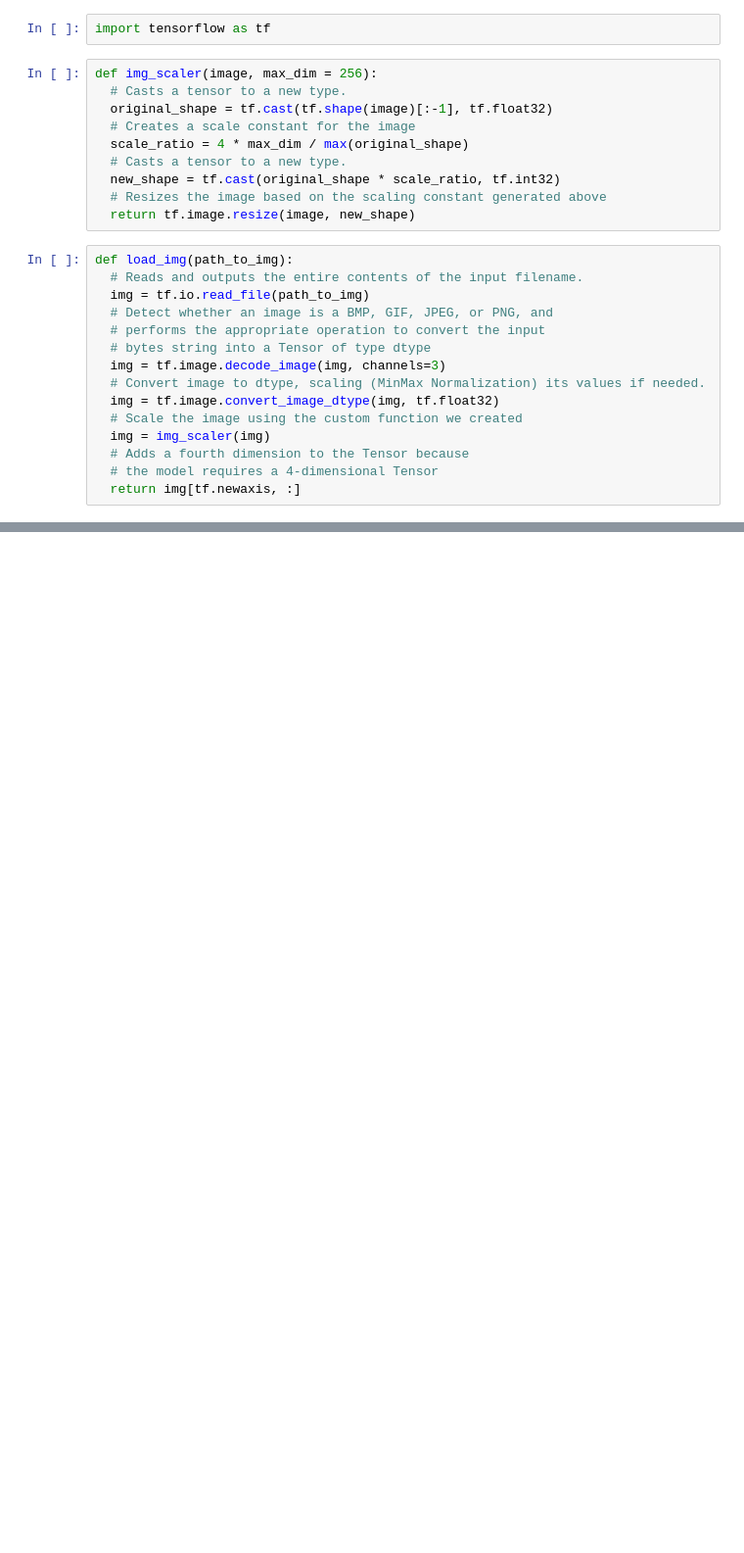
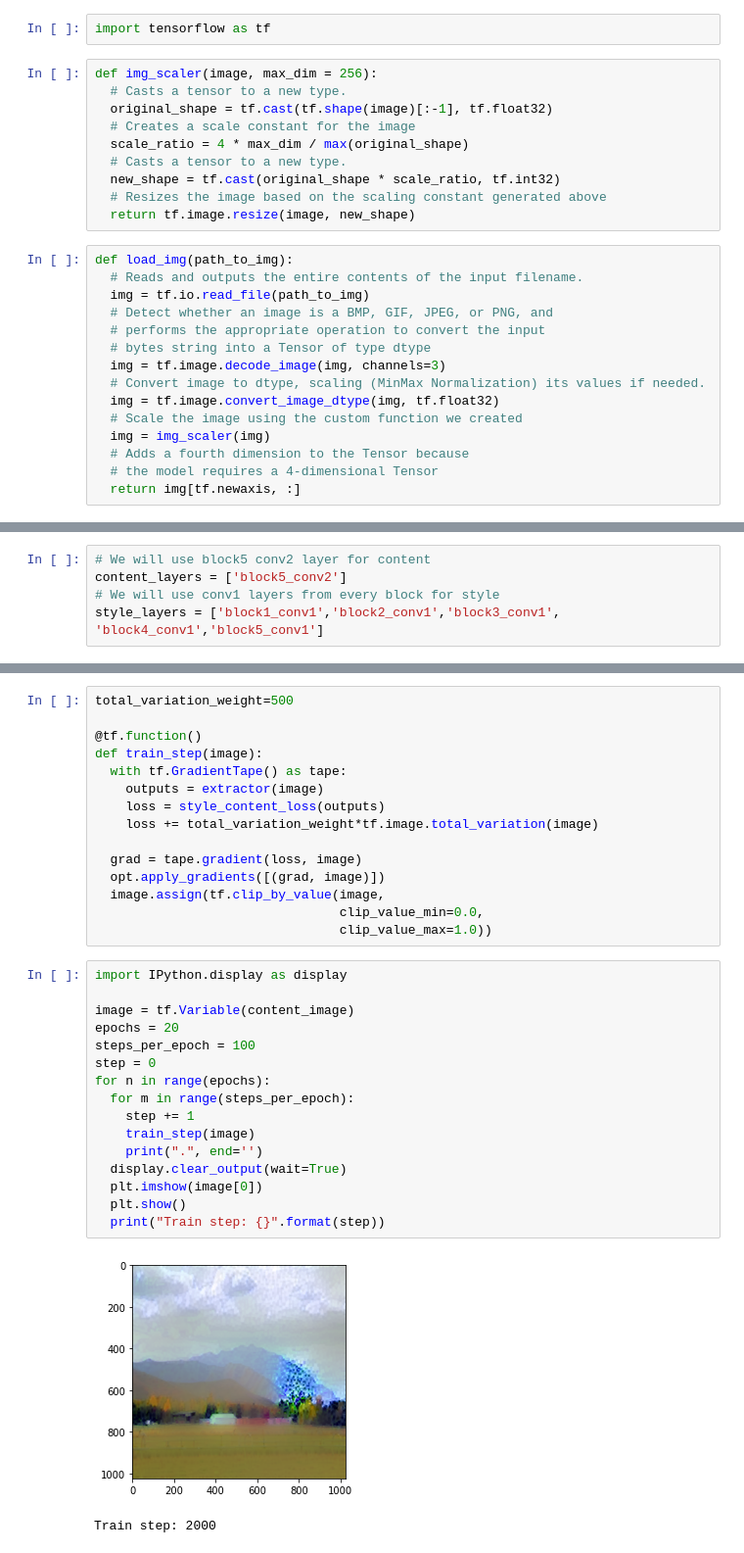
Before and after one commit to bluqiu001/ece588Final, a Jupyter notebook: billy/first_test.ipynb, the cells around one changed output, grey strips where cells are left out. Shown: that part at 98% size. Drawn from its saved outputs; the diff is of its cells as text; blank space fills up the shorter version.

```diff
--- a/billy/first_test.ipynb
+++ b/billy/first_test.ipynb
@@ -31,0 +77,5 @@ style_image = load_img("/Users/billyluqiu/Desktop/fall2022/ece588Final/billy/mon
+# %%
+# We will use block5 conv2 layer for content
+content_layers = ['block5_conv2']
+# We will use conv1 layers from every block for style
+style_layers = ['block1_conv1','block2_conv1','block3_conv1', 'block4_conv1','block5_conv1']
@@ -31,0 +148,34 @@ style_image = load_img("/Users/billyluqiu/Desktop/fall2022/ece588Final/billy/mon
+# %%
+total_variation_weight=500
+
+@tf.function()
+def train_step(image):
+  with tf.GradientTape() as tape:
+    outputs = extractor(image)
+    loss = style_content_loss(outputs)
+    loss += total_variation_weight*tf.image.total_variation(image)
+
+  grad = tape.gradient(loss, image)
+  opt.apply_gradients([(grad, image)])
+  image.assign(tf.clip_by_value(image,
+                                clip_value_min=0.0,
+                                clip_value_max=1.0))
+# %%
+import IPython.display as display
+
+image = tf.Variable(content_image)
+epochs = 20
+steps_per_epoch = 100
+step = 0
+for n in range(epochs):
+  for m in range(steps_per_epoch):
+    step += 1
+    train_step(image)
+    print(".", end='')
+  display.clear_output(wait=True)
+  plt.imshow(image[0])
+  plt.show()
+  print("Train step: {}".format(step))
+# %% [output]
+[figure, added]
+Train step: 2000
```
Also changed, not shown: parts of 7 cells of this notebook, 1 other file.
